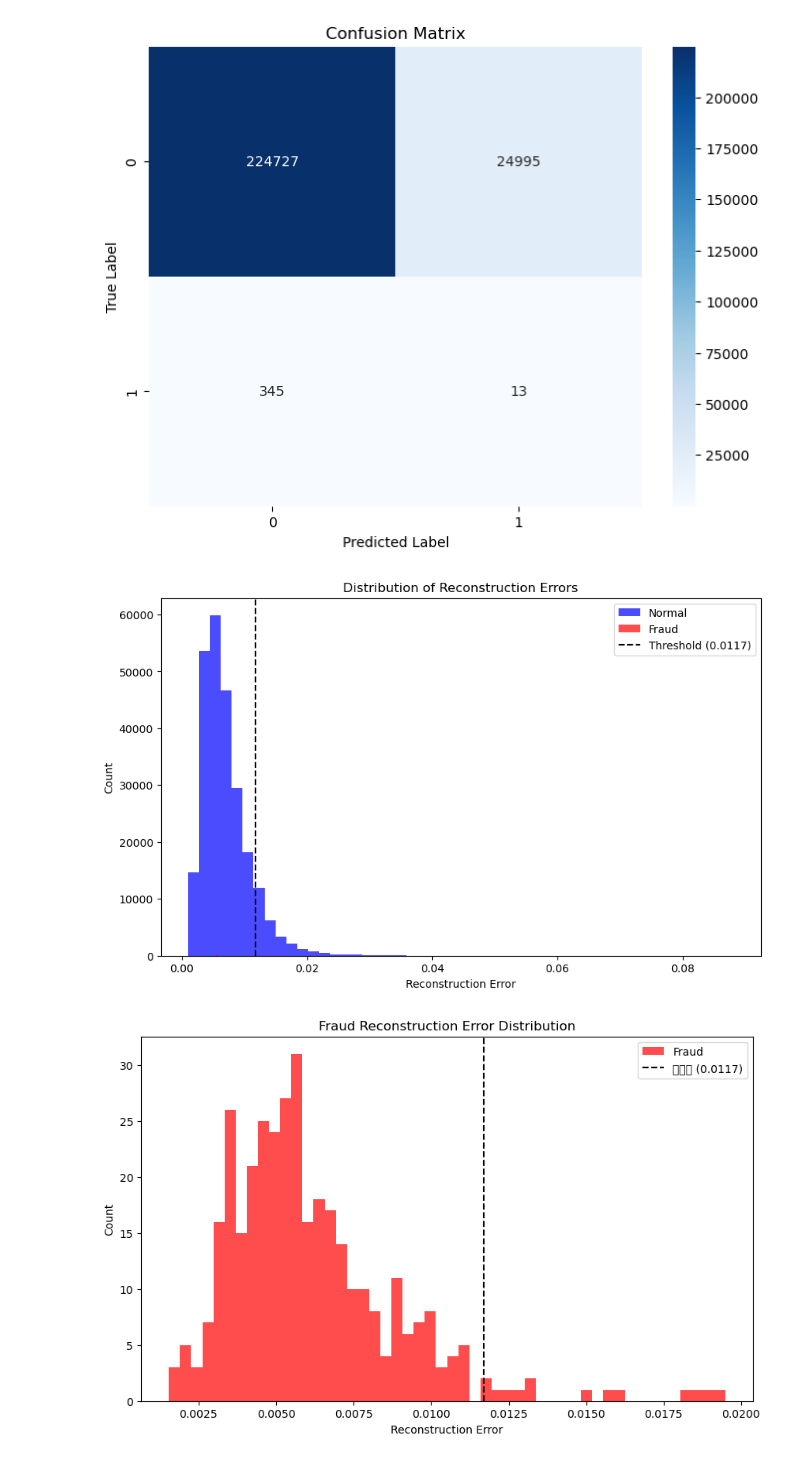
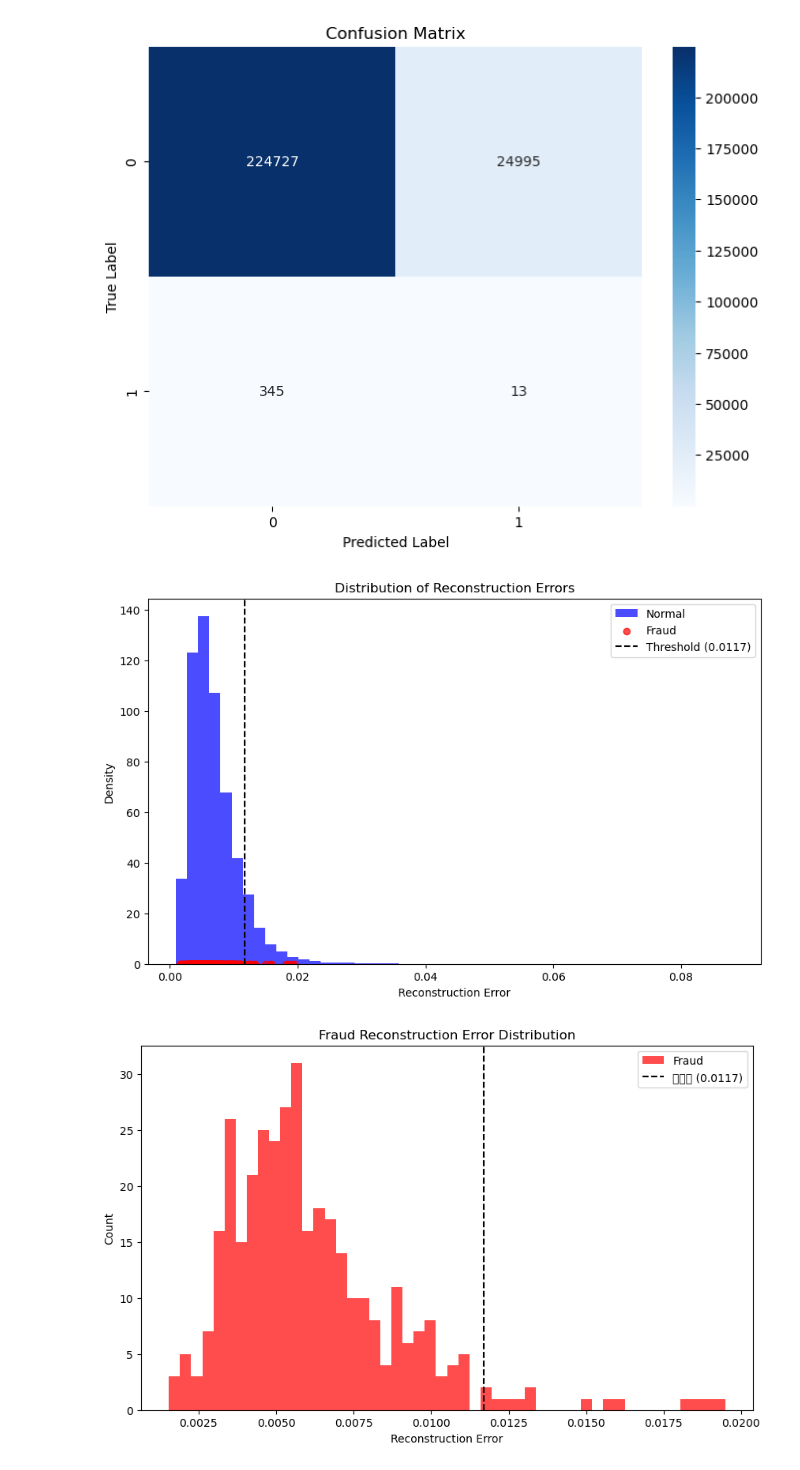
Before and after one commit to JsHyun0/24-2_DS_Project_2, a Jupyter notebook: AE_ver4Test.ipynb, the cells around one changed output. Drawn from its saved outputs; the diff is of its cells as text; code cells hidden in the pictures.

```diff
--- a/AE_ver4Test.ipynb
+++ b/AE_ver4Test.ipynb
@@ -140,27 +140,31 @@ Threshold: 0.0117
 # %%
 # 재구성 오차의 분포 시각화
 plt.figure(figsize=(10, 6))
 
 # 1차원 numpy 배열로 변환
 reconstruction_errors_np = np.array(reconstruction_errors).flatten()
 true_labels_np = np.array(true_labels).flatten()
 
 # Fraud와 Non-fraud 데이터 분리
 fraud_errors = reconstruction_errors_np[true_labels_np == 1]
 normal_errors = reconstruction_errors_np[true_labels_np == 0]
 
-# 각각 히스토그램 그리기
-plt.hist(normal_errors, bins=50, alpha=0.7, color='blue', label='Normal')
-plt.hist(fraud_errors, bins=50, alpha=0.7, color='red', label='Fraud')
+# Normal 데이터는 히스토그램으로 표시
+plt.hist(normal_errors, bins=50, alpha=0.7, color='blue', label='Normal', density=True)
+
+# Fraud 데이터는 scatter plot으로 표시
+y_positions = np.zeros_like(fraud_errors) # y축 위치를 0으로 설정
+plt.scatter(fraud_errors, y_positions, color='red', alpha=0.7, label='Fraud', marker='o')
+
 plt.axvline(x=threshold, color='black', linestyle='--', label=f'Threshold ({threshold:.4f})')
 
 plt.title('Distribution of Reconstruction Errors')
 plt.xlabel('Reconstruction Error')
-plt.ylabel('Count')
+plt.ylabel('Density')
 plt.legend()
 plt.show()
 # %% [output]
-[figure, old version]
+[figure, new version]
 # %%
 # Fraud 데이터에 대한 재구성 오차 분포만 시각화
 plt.figure(figsize=(10, 6))
```
Also changed, not shown: parts of 6 cells of this notebook, 9 other files.
